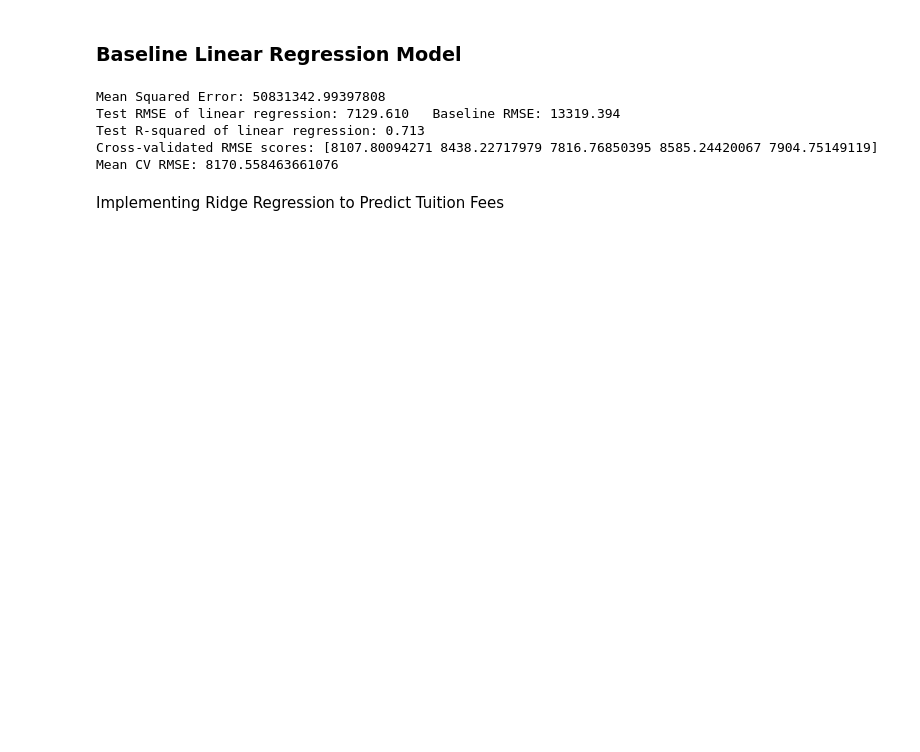
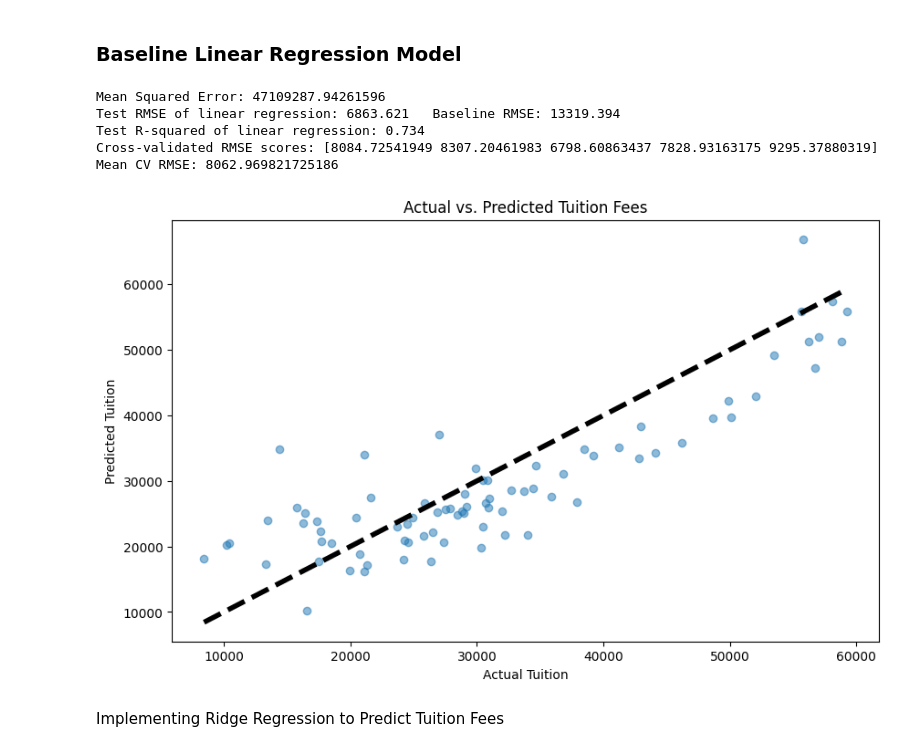
Before and after one commit to VarunBondugula/StatisticalLearning-PredictionModel, a Jupyter notebook: Final Project.ipynb, the cells around one changed output. Drawn from its saved outputs; the diff is of its cells as text; code cells hidden in the pictures; blank space fills up the shorter version.

```diff
--- a/Final Project.ipynb
+++ b/Final Project.ipynb
@@ -202,8 +234,8 @@ from sklearn.model_selection import cross_val_score
 
 #Baseline model using LR / need to check for multicollinearity esp for sat scores
 
-#List of features used / should test features first
-features = ['faculty_salary', 'satv50', 'satm50','roomboard','first_gen','adm_rate','socialsci_deg']
+#List of features used / removed adm rate, other sat scores
+features = ['faculty_salary', 'satm50','roomboard','first_gen','socialsci_deg', 'ug_asian', 'endowment', 'ug', 'ft_faculty_rate', 'ug_25plus']
 X = df[features]
 y = df['tuition']
 
@@ -214,38 +246,47 @@ linreg = LinearRegression()
 linreg.fit(X_train, y_train)
 
 #Predicting the tuition fees for the test set
 y_pred = linreg.predict(X_test)
 
 mse = mean_squared_error(y_test, y_pred)
 print(f"Mean Squared Error: {mse}")
 
 #Calculating the RMSE
 test_rmse = np.sqrt(mean_squared_error(y_test, y_pred))
 #Calculating the baseline RMSE
 baseline_rmse = np.sqrt(mean_squared_error(y_test, [y_train.mean()] * len(y_test)))
 
 print(f"Test RMSE of linear regression: {test_rmse:.3f}   Baseline RMSE: {baseline_rmse:.3f}")
 
 #Calculating R-squared for the test set
 r_squared = 1 - (test_rmse ** 2) / (baseline_rmse ** 2)
 print(f"Test R-squared of linear regression: {r_squared:.3f}")
 
 # Cross-validate to check for overfitting and underfitting
 cv_scores_linreg = cross_val_score(linreg, X, y, cv=5, scoring='neg_mean_squared_error')
 cv_rmse_linreg = np.sqrt(-cv_scores_linreg)
 
 
 
 
 print("Cross-validated RMSE scores:", cv_rmse_linreg)
 print("Mean CV RMSE:", cv_rmse_linreg.mean())
 # print(f"Prediction interval Coverage: {lin_cover} \t Width: {lin_width}")
+
+plt.figure(figsize=(10, 6))
+plt.scatter(y_test, y_pred, alpha=0.5)
+plt.plot([y_test.min(), y_test.max()], [y_test.min(), y_test.max()], 'k--', lw=4)
+plt.xlabel('Actual Tuition')
+plt.ylabel('Predicted Tuition')
+plt.title('Actual vs. Predicted Tuition Fees')
+plt.show()
 # %% [output]
-Mean Squared Error: 50831342.99397808
-Test RMSE of linear regression: 7129.610   Baseline RMSE: 13319.394
-Test R-squared of linear regression: 0.713
-Cross-validated RMSE scores: [8107.80094271 8438.22717979 7816.76850395 8585.24420067 7904.75149119]
-Mean CV RMSE: 8170.558463661076
+Mean Squared Error: 47109287.94261596
+Test RMSE of linear regression: 6863.621   Baseline RMSE: 13319.394
+Test R-squared of linear regression: 0.734
+Cross-validated RMSE scores: [8084.72541949 8307.20461983 6798.60863437 7828.93163175 9295.37880319]
+Mean CV RMSE: 8062.969821725186
+[figure, added]
 # %% [markdown]
 Implementing Ridge Regression to Predict Tuition Fees
 # %%
```
Also changed, not shown: parts of 11 cells of this notebook, 1 other file.
